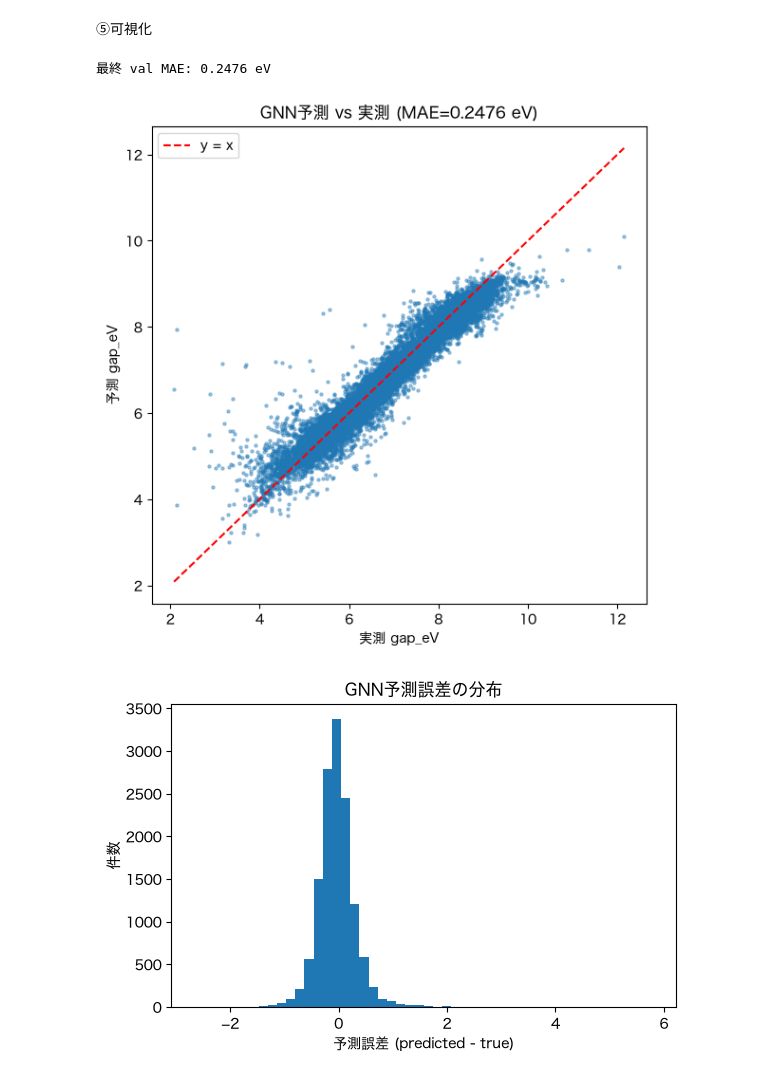
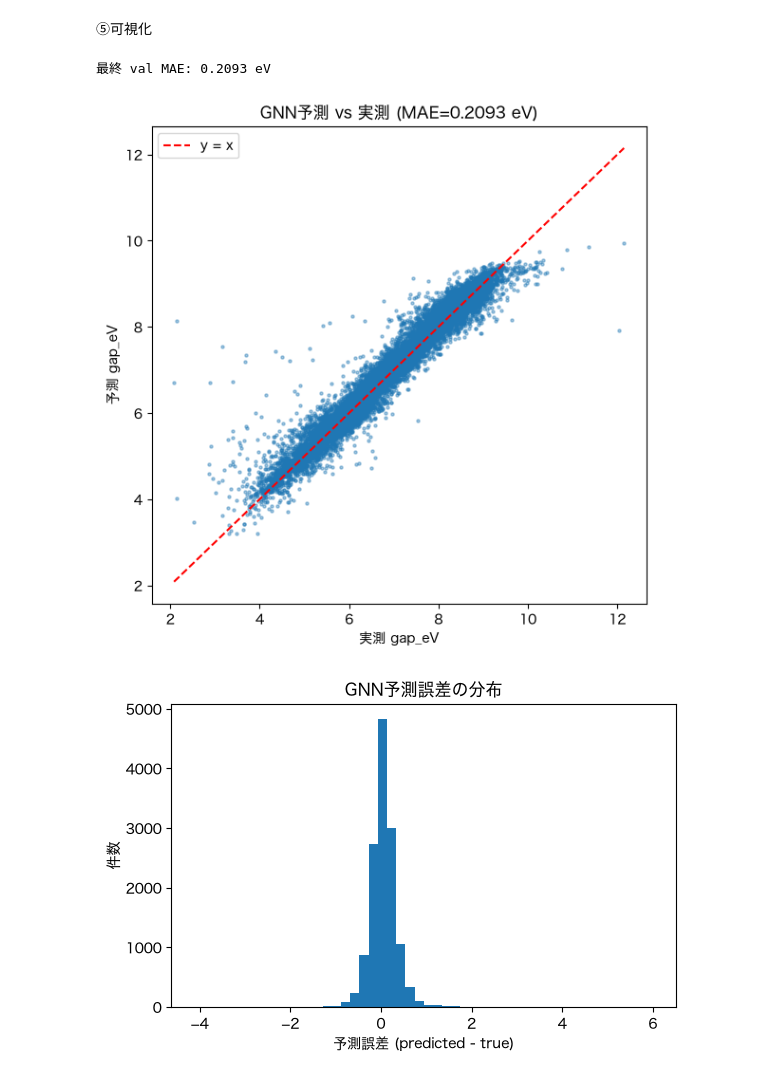
Before and after one commit to EitoTamura/organic-bandgap-mls, a Jupyter notebook: GNN/GNN.ipynb, the cells around one changed output. Saved outputs shown, nothing was run; the diff lists cells and outputs as text; code cells hidden in the pictures.

Commit message:
add edge info

```diff
--- a/GNN/GNN.ipynb
+++ b/GNN/GNN.ipynb
@@ -96,23 +96,32 @@ val: グラフ化できた分子数 13381 / 全体 13381
 # %%
 import torch.nn as nn
 import torch.nn.functional as F
-from torch_geometric.nn import GCNConv, global_mean_pool
+from torch_geometric.nn import GINEConv, global_mean_pool
 
-class GCNRegressor(nn.Module):
-    def __init__(self, node_dim, hidden_dim=64, num_layers=3):
+class GNNRegressor(nn.Module):
+    def __init__(self, node_dim, edge_dim, hidden_dim=64, num_layers=3):
         super().__init__()
-        self.convs = nn.ModuleList([GCNConv(node_dim, hidden_dim)])
-        for _ in range(num_layers - 1):
-            self.convs.append(GCNConv(hidden_dim, hidden_dim))
+        self.node_proj = nn.Linear(node_dim, hidden_dim)
+
+        self.convs = nn.ModuleList()
+        for _ in range(num_layers):
+            mlp = nn.Sequential(
+                nn.Linear(hidden_dim, hidden_dim),
+                nn.ReLU(),
+                nn.Linear(hidden_dim, hidden_dim),
+            )
+            self.convs.append(GINEConv(mlp, edge_dim=edge_dim))
+
         self.head = nn.Sequential(
             nn.Linear(hidden_dim, hidden_dim),
             nn.ReLU(),
             nn.Linear(hidden_dim, 1),
         )
 
-    def forward(self, x, edge_index, batch):
+    def forward(self, x, edge_index, edge_attr, batch):
+        x = self.node_proj(x)
         for conv in self.convs:
-            x = F.relu(conv(x, edge_index))
+            x = F.relu(conv(x, edge_index, edge_attr))
         x = global_mean_pool(x, batch)
         return self.head(x).squeeze(-1)
 # %% [markdown]
@@ -121,7 +130,8 @@ class GCNRegressor(nn.Module):
 device = torch.device("cuda" if torch.cuda.is_available() else "cpu")
 node_dim = data_list[0].x.shape[1]
 
-model = GCNRegressor(node_dim=node_dim).to(device)
+edge_dim = data_list[0].edge_attr.shape[1]
+model = GNNRegressor(node_dim=node_dim, edge_dim=edge_dim).to(device)
 optimizer = torch.optim.Adam(model.parameters(), lr=1e-3)
 loss_fn = nn.L1Loss()  # MAE
 
@@ -132,7 +142,7 @@ def run_epoch(loader, train=True):
         batch = batch.to(device)
         if train:
             optimizer.zero_grad()
-        pred = model(batch.x, batch.edge_index, batch.batch)
+        pred = model(batch.x, batch.edge_index, batch.edge_attr, batch.batch)
         loss = loss_fn(pred, batch.y)
         if train:
             loss.backward()
@@ -178,39 +188,39 @@ y_true, y_pred = [], []
 with torch.no_grad():
     for batch in val_loader:
         batch = batch.to(device)
-        pred = model(batch.x, batch.edge_index, batch.batch)
+        pred = model(batch.x, batch.edge_index, batch.edge_attr, batch.batch)
         y_true.extend(batch.y.cpu().numpy())
         y_pred.extend(pred.cpu().numpy())
 
 y_true = np.array(y_true)
 y_pred = np.array(y_pred)
 
 final_mae = mean_absolute_error(y_true, y_pred)
 print(f"最終 val MAE: {final_mae:.4f} eV")
 
 # 予測値 vs 実測値の散布図
 plt.figure(figsize=(6, 6))
 plt.scatter(y_true, y_pred, s=5, alpha=0.4)
 lims = [min(y_true.min(), y_pred.min()), max(y_true.max(), y_pred.max())]
 plt.plot(lims, lims, color="red", linestyle="--", label="y = x")
 plt.xlabel("実測 gap_eV")
 plt.ylabel("予測 gap_eV")
 plt.title(f"GNN予測 vs 実測 (MAE={final_mae:.4f} eV)")
 plt.legend()
 plt.tight_layout()
 plt.savefig("results/gnn_pred_vs_true.png", dpi=150)
 plt.show()
 
 # 誤差の分布
 plt.figure(figsize=(6, 4))
 plt.hist(y_pred - y_true, bins=50)
 plt.xlabel("予測誤差 (predicted - true)")
 plt.ylabel("件数")
 plt.title("GNN予測誤差の分布")
 plt.tight_layout()
 plt.savefig("results/gnn_error_distribution.png", dpi=150)
 plt.show()
 # %% [output]
-最終 val MAE: 0.2476 eV
+最終 val MAE: 0.2093 eV
-[figure, old version]
+[figure, new version]
-[figure, old version]
+[figure, new version]
```
Also changed, not shown: parts of 2 cells of this notebook.
